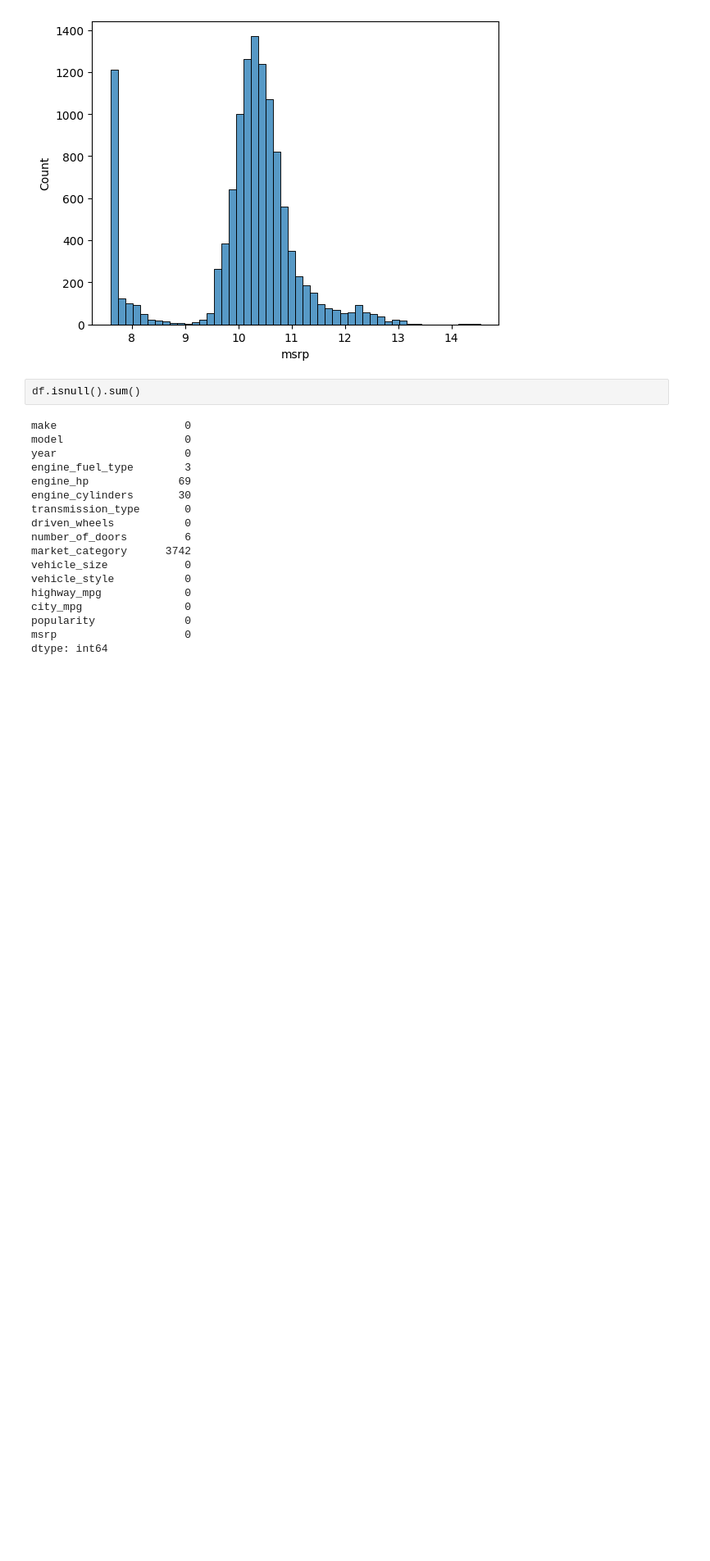
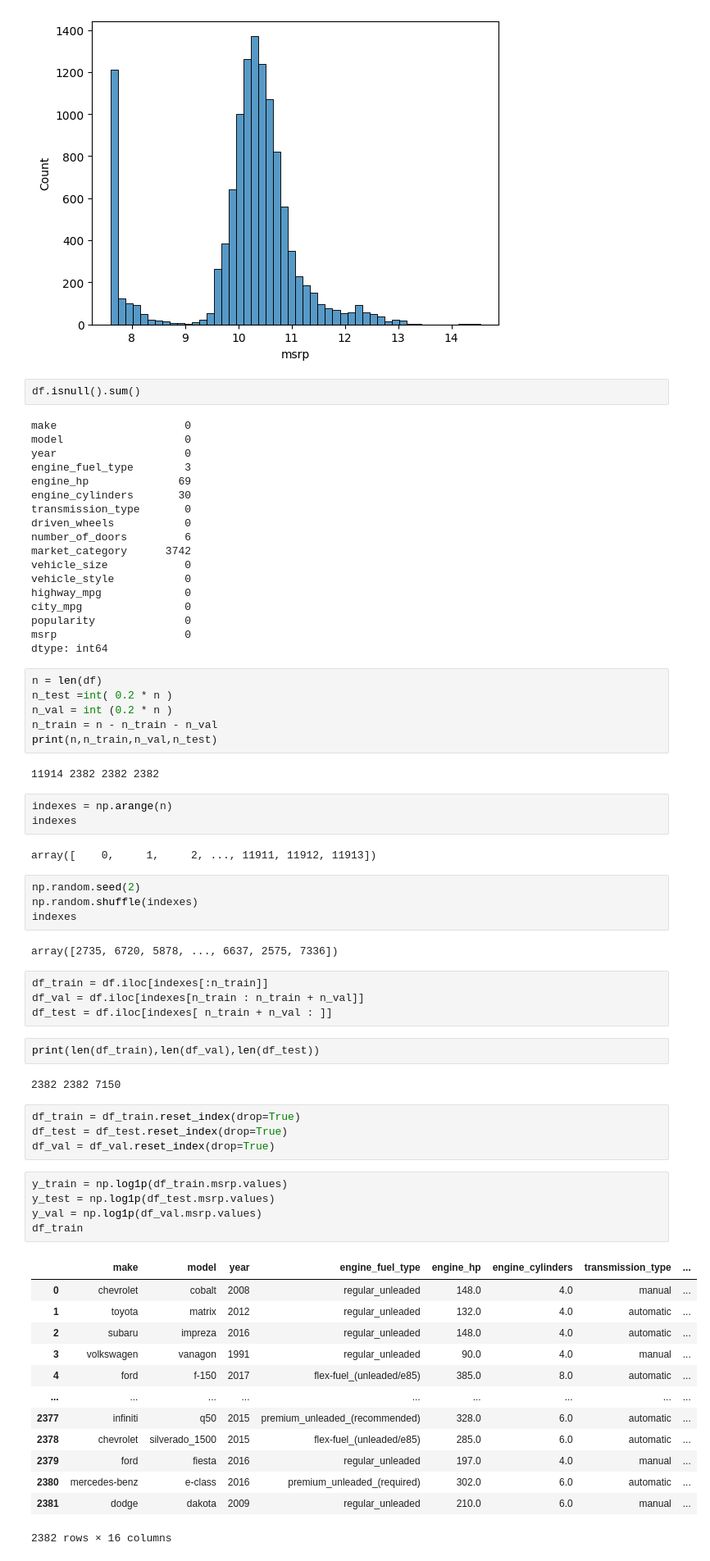
Before and after one commit to Malek9876/machine_learning_zoomcamp_homework, a Jupyter notebook: Chap2/Session2.ipynb, the cells around one changed output. Shown at 82% size. Saved outputs shown, nothing was run; the diff lists cells and outputs as text; blank space fills up the shorter version.

```diff
--- a/Chap2/Session2.ipynb
+++ b/Chap2/Session2.ipynb
@@ -127,3 +127,53 @@ city_mpg                0
 popularity              0
 msrp                    0
 dtype: int64
+# %%
+n = len(df)
+n_test =int( 0.2 * n )
+n_val = int (0.2 * n )
+n_train = n - n_train - n_val
+print(n,n_train,n_val,n_test)
+# %% [output]
+11914 2382 2382 2382
+# %%
+indexes = np.arange(n)
+indexes
+# %% [output]
+array([    0,     1,     2, ..., 11911, 11912, 11913])
+# %%
+np.random.seed(2)
+np.random.shuffle(indexes)
+indexes
+# %% [output]
+array([2735, 6720, 5878, ..., 6637, 2575, 7336])
+# %%
+df_train = df.iloc[indexes[:n_train]]
+df_val = df.iloc[indexes[n_train : n_train + n_val]]
+df_test = df.iloc[indexes[ n_train + n_val : ]]
+# %%
+print(len(df_train),len(df_val),len(df_test))
+# %% [output]
+2382 2382 7150
+# %%
+df_train = df_train.reset_index(drop=True)
+df_test = df_test.reset_index(drop=True)
+df_val = df_val.reset_index(drop=True)
+# %%
+y_train = np.log1p(df_train.msrp.values)
+y_test = np.log1p(df_test.msrp.values)
+y_val = np.log1p(df_val.msrp.values)
+df_train
+# %% [output]
+|  | make | model | year | engine_fuel_type | engine_hp | engine_cylinders | transmission_type | ... |
+| 0 | chevrolet | cobalt | 2008 | regular_unleaded | 148.0 | 4.0 | manual | ... |
+| 1 | toyota | matrix | 2012 | regular_unleaded | 132.0 | 4.0 | automatic | ... |
+| 2 | subaru | impreza | 2016 | regular_unleaded | 148.0 | 4.0 | automatic | ... |
+| 3 | volkswagen | vanagon | 1991 | regular_unleaded | 90.0 | 4.0 | manual | ... |
+| 4 | ford | f-150 | 2017 | flex-fuel_(unleaded/e85) | 385.0 | 8.0 | automatic | ... |
+| ... | ... | ... | ... | ... | ... | ... | ... | ... |
+| 2377 | infiniti | q50 | 2015 | premium_unleaded_(recommended) | 328.0 | 6.0 | automatic | ... |
+| 2378 | chevrolet | silverado_1500 | 2015 | flex-fuel_(unleaded/e85) | 285.0 | 6.0 | automatic | ... |
+| 2379 | ford | fiesta | 2016 | regular_unleaded | 197.0 | 4.0 | manual | ... |
+| 2380 | mercedes-benz | e-class | 2016 | premium_unleaded_(required) | 302.0 | 6.0 | automatic | ... |
+| 2381 | dodge | dakota | 2009 | regular_unleaded | 210.0 | 6.0 | manual | ... |
+2382 rows × 16 columns
```
Also changed, not shown: parts of 2 cells of this notebook.
